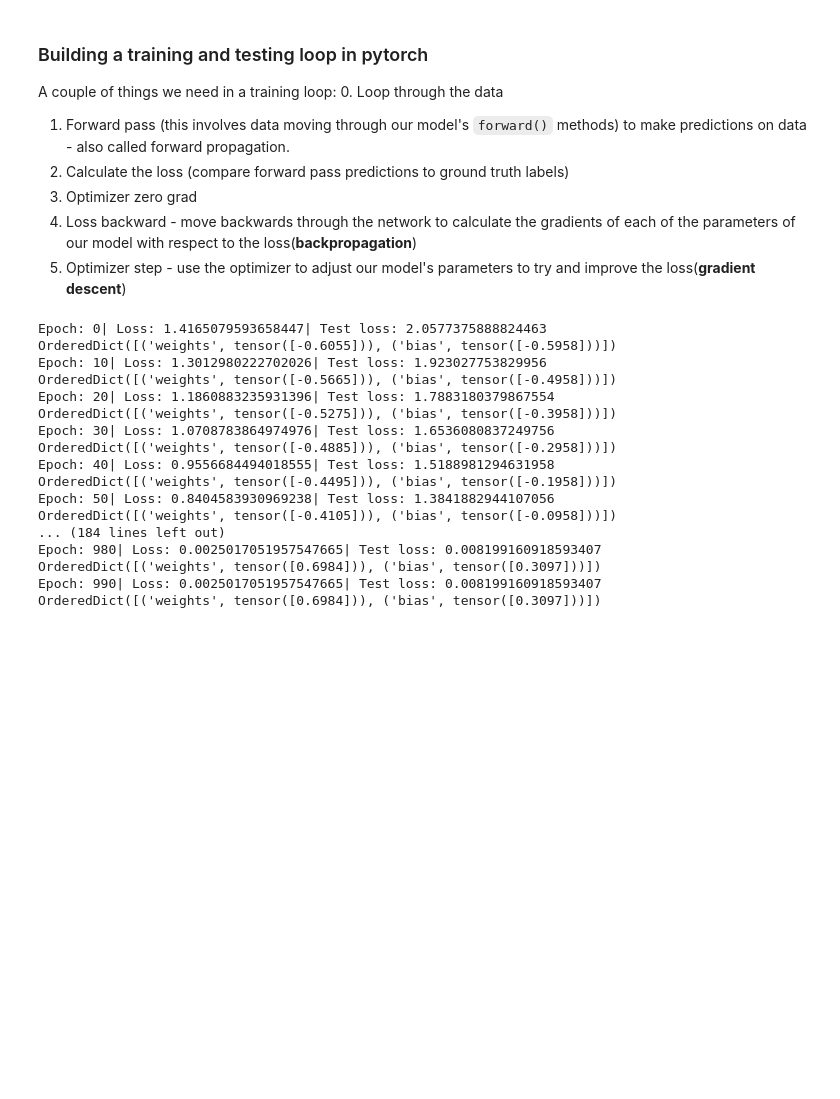
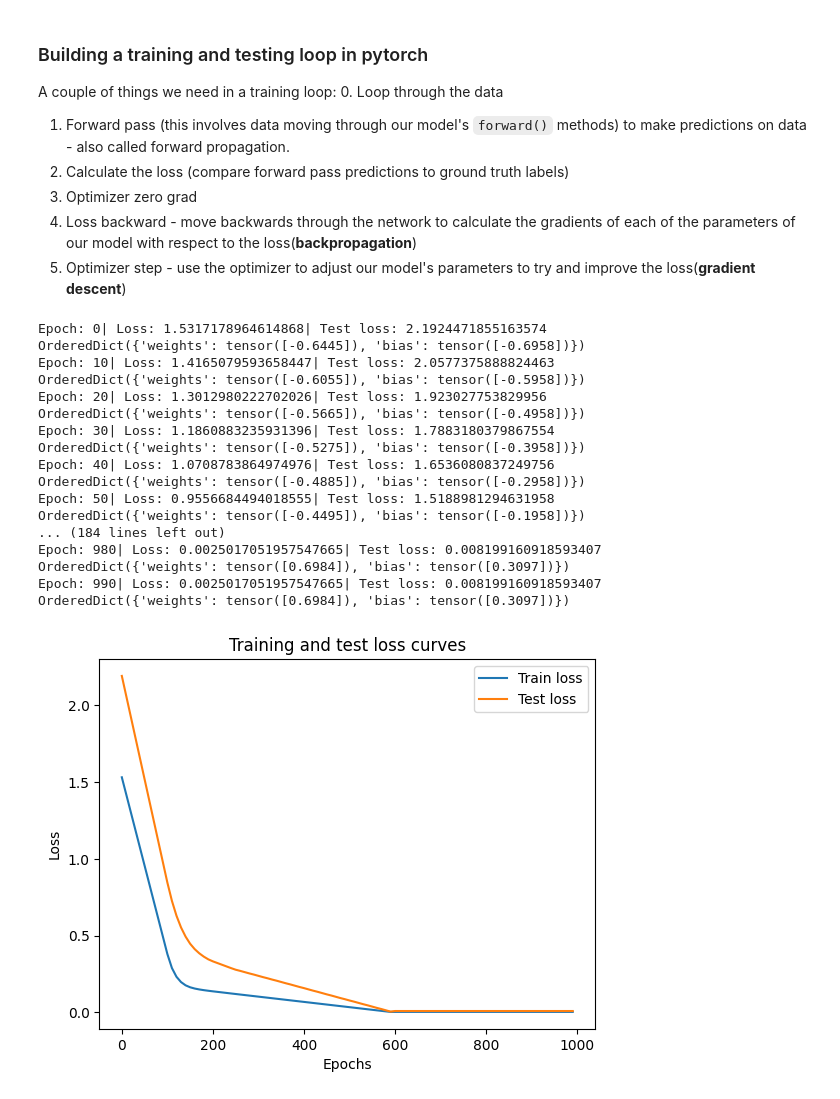
Before and after one commit to alikariminejad/pytorch-bootcamp, a Jupyter notebook: 01_pytorch_workflow.ipynb, the cells around one changed output. Drawn from its saved outputs; the diff is of its cells as text; code cells hidden in the pictures; blank space fills up the shorter version.

```diff
--- a/01_pytorch_workflow.ipynb
+++ b/01_pytorch_workflow.ipynb
@@ -262,6 +262,10 @@ A couple of things we need in a training loop:
 # An epoch is one loop through the data...
 epochs = 1000
 
+# Track different values
+epoch_count = []
+loss_values = []
+test_loss_values = []
 # 0. Loop through the data
 for epoch in range(epochs):
     # set the model to the training mode
@@ -291,23 +295,37 @@ for epoch in range(epochs):
         # 2. calculate the loss
         test_loss = loss_fn(test_pred, y_test)
     if epoch % 10 == 0:
+        epoch_count.append(epoch)
+        loss_values.append(loss)
+        test_loss_values.append(test_loss)
         print(f"Epoch: {epoch}| Loss: {loss}| Test loss: {test_loss}")
         print(model_0.state_dict())
 # %% [output]
-Epoch: 0| Loss: 1.4165079593658447| Test loss: 2.0577375888824463
-OrderedDict([('weights', tensor([-0.6055])), ('bias', tensor([-0.5958]))])
-Epoch: 10| Loss: 1.3012980222702026| Test loss: 1.923027753829956
-OrderedDict([('weights', tensor([-0.5665])), ('bias', tensor([-0.4958]))])
-Epoch: 20| Loss: 1.1860883235931396| Test loss: 1.7883180379867554
-OrderedDict([('weights', tensor([-0.5275])), ('bias', tensor([-0.3958]))])
-Epoch: 30| Loss: 1.0708783864974976| Test loss: 1.6536080837249756
-OrderedDict([('weights', tensor([-0.4885])), ('bias', tensor([-0.2958]))])
-Epoch: 40| Loss: 0.9556684494018555| Test loss: 1.5188981294631958
-OrderedDict([('weights', tensor([-0.4495])), ('bias', tensor([-0.1958]))])
-Epoch: 50| Loss: 0.8404583930969238| Test loss: 1.3841882944107056
-OrderedDict([('weights', tensor([-0.4105])), ('bias', tensor([-0.0958]))])
+Epoch: 0| Loss: 1.5317178964614868| Test loss: 2.1924471855163574
+OrderedDict({'weights': tensor([-0.6445]), 'bias': tensor([-0.6958])})
+Epoch: 10| Loss: 1.4165079593658447| Test loss: 2.0577375888824463
+OrderedDict({'weights': tensor([-0.6055]), 'bias': tensor([-0.5958])})
+Epoch: 20| Loss: 1.3012980222702026| Test loss: 1.923027753829956
+OrderedDict({'weights': tensor([-0.5665]), 'bias': tensor([-0.4958])})
+Epoch: 30| Loss: 1.1860883235931396| Test loss: 1.7883180379867554
+OrderedDict({'weights': tensor([-0.5275]), 'bias': tensor([-0.3958])})
+Epoch: 40| Loss: 1.0708783864974976| Test loss: 1.6536080837249756
+OrderedDict({'weights': tensor([-0.4885]), 'bias': tensor([-0.2958])})
+Epoch: 50| Loss: 0.9556684494018555| Test loss: 1.5188981294631958
+OrderedDict({'weights': tensor([-0.4495]), 'bias': tensor([-0.1958])})
 ... (184 lines left out)
 Epoch: 980| Loss: 0.0025017051957547665| Test loss: 0.008199160918593407
-OrderedDict([('weights', tensor([0.6984])), ('bias', tensor([0.3097]))])
+OrderedDict({'weights': tensor([0.6984]), 'bias': tensor([0.3097])})
 Epoch: 990| Loss: 0.0025017051957547665| Test loss: 0.008199160918593407
-OrderedDict([('weights', tensor([0.6984])), ('bias', tensor([0.3097]))])
+OrderedDict({'weights': tensor([0.6984]), 'bias': tensor([0.3097])})
+# %%
+# Plot the loss curves
+import numpy as np
+plt.plot(epoch_count, np.array(torch.tensor(loss_values).numpy()), label="Train loss")
+plt.plot(epoch_count, test_loss_values, label="Test loss")
+plt.title("Training and test loss curves")
+plt.ylabel("Loss")
+plt.xlabel("Epochs")
+plt.legend();
+# %% [output]
+[figure, added]
```
Also changed, not shown: parts of 3 cells of this notebook, 1 other file.
